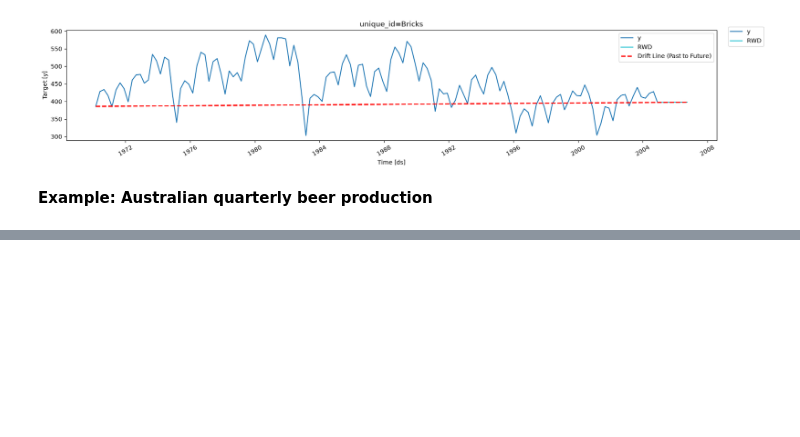
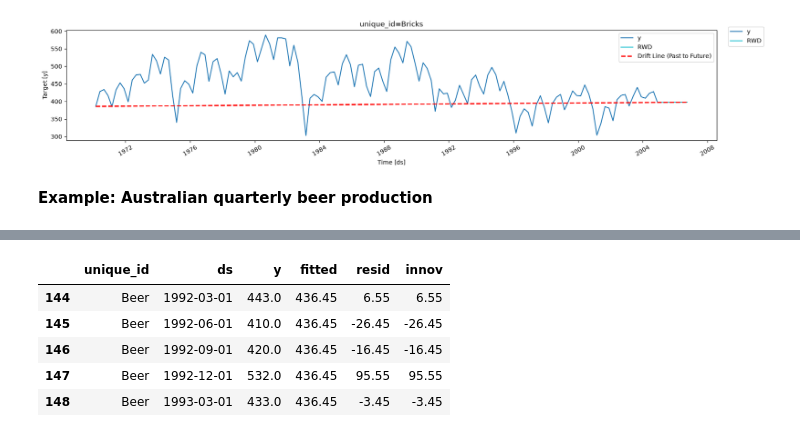
Before and after one commit to Minajamfum/forecasting, a Jupyter notebook: chapter5.ipynb, the cells around one changed output, grey strips where cells are left out. Drawn from its saved outputs; the diff is of its cells as text; code cells hidden in the pictures; blank space fills up the shorter version.

```diff
--- a/chapter5.ipynb
+++ b/chapter5.ipynb
@@ -263,0 +324,17 @@ seasonal_model = SeasonalNaive(4)
+# %%
+train = beers_df.loc[lambda x: x["ds"] < "2007"]
+test = beers_df.loc[lambda x: x["ds"] >= "2007"]
+
+avg_method = HistoricAverage()
+sf = StatsForecast(models=[avg_method], freq="Q")
+sf.forecast(h=14, df=train, fitted=True)
+fitted_values = sf.forecast_fitted_values()
+df = train.assign(fitted=fitted_values["HistoricAverage"].to_numpy(), resid=lambda x: x["y"] - x["fitted"], innov=lambda x: x["y"] - x["fitted"])
+df.head()
+# %% [output]
+|  | unique_id | ds | y | fitted | resid | innov |
+| 144 | Beer | 1992-03-01 | 443.0 | 436.45 | 6.55 | 6.55 |
+| 145 | Beer | 1992-06-01 | 410.0 | 436.45 | -26.45 | -26.45 |
+| 146 | Beer | 1992-09-01 | 420.0 | 436.45 | -16.45 | -16.45 |
+| 147 | Beer | 1992-12-01 | 532.0 | 436.45 | 95.55 | 95.55 |
+| 148 | Beer | 1993-03-01 | 433.0 | 436.45 | -3.45 | -3.45 |
```
Also changed, not shown: parts of 2 cells of this notebook.
